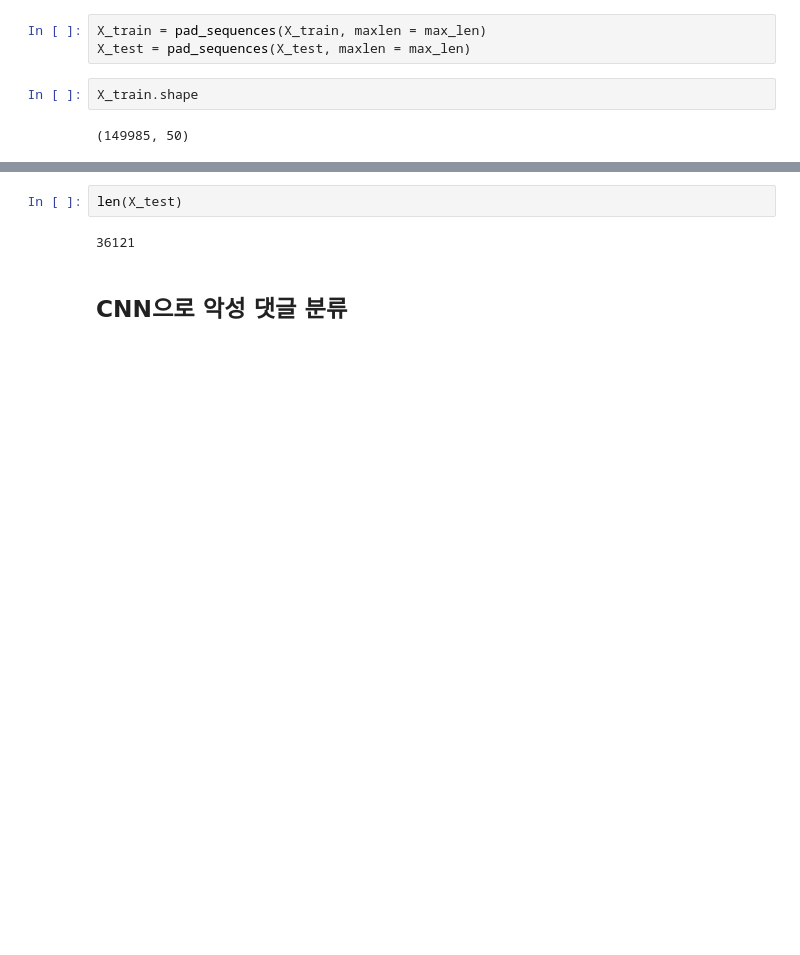
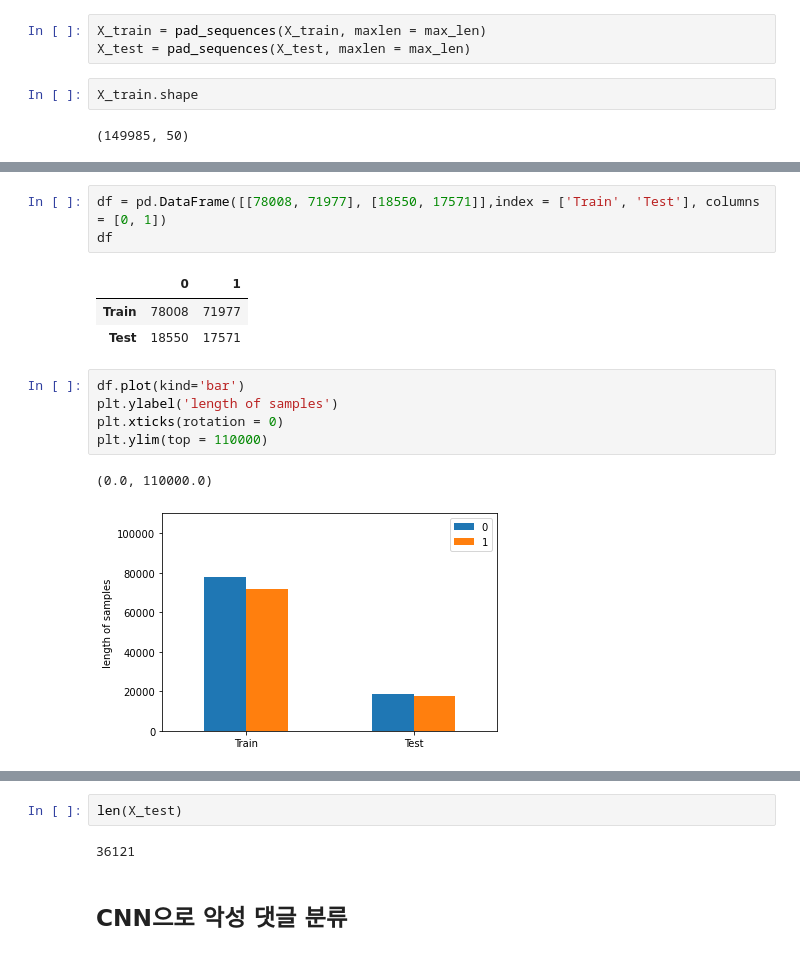
Before and after one commit to Aesol-Ahn/korean-toxic-comments, a Jupyter notebook: CNN/CNN.ipynb, the cells around one changed output, grey strips where cells are left out. Drawn from its saved outputs; the diff is of its cells as text; blank space fills up the shorter version.

```diff
--- a/CNN/CNN.ipynb
+++ b/CNN/CNN.ipynb
@@ -343,0 +383,15 @@ X_train.shape
+# %%
+df = pd.DataFrame([[78008, 71977], [18550, 17571]],index = ['Train', 'Test'], columns = [0, 1])
+df
+# %% [output]
+|  | 0 | 1 |
+| Train | 78008 | 71977 |
+| Test | 18550 | 17571 |
+# %%
+df.plot(kind='bar')
+plt.ylabel('length of samples')
+plt.xticks(rotation = 0)
+plt.ylim(top = 110000)
+# %% [output]
+(0.0, 110000.0)
+[figure, added]
```
Also changed, not shown: parts of 22 cells of this notebook, 5 other files.
